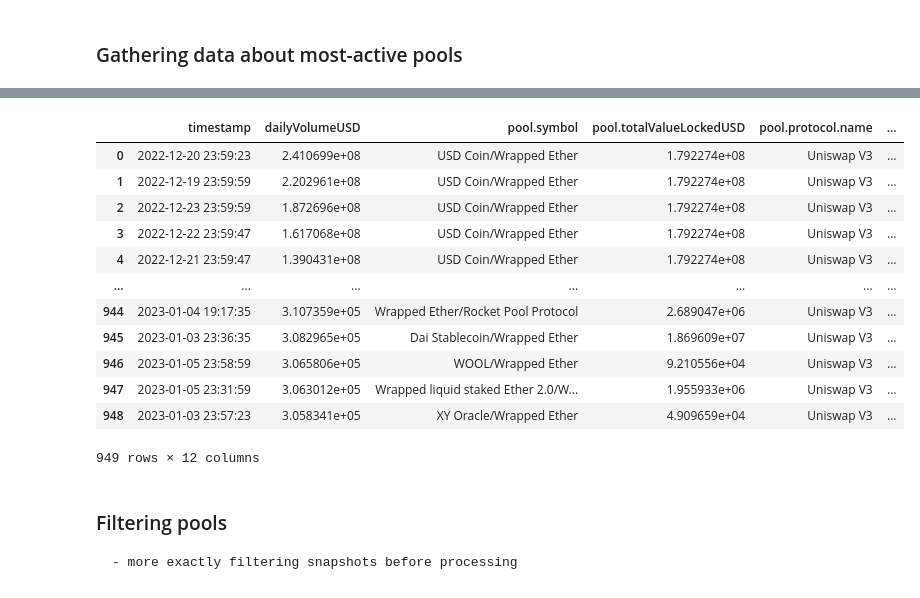
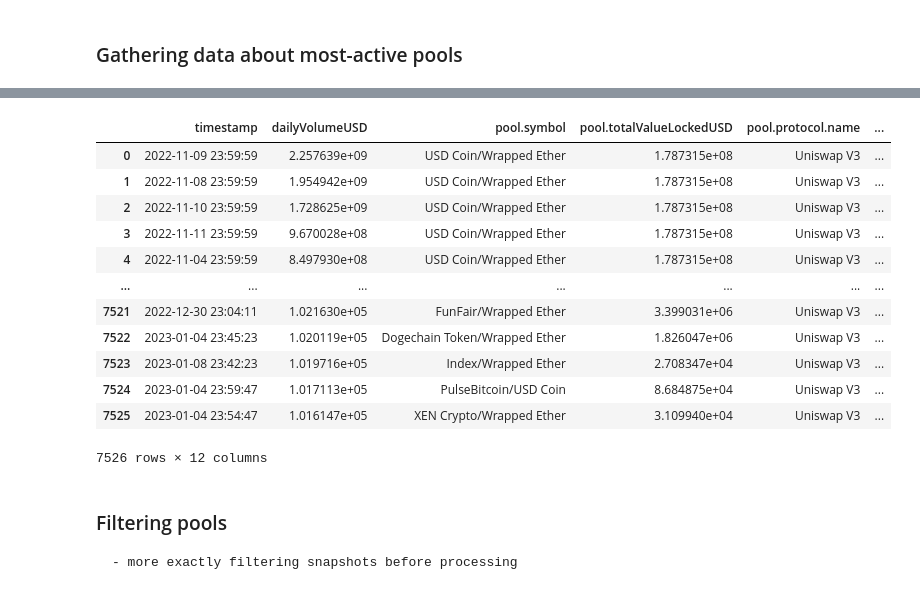
Before and after one commit to juliencarponcy/py0xcluster, a Jupyter notebook: notebooks/Pool_clustering.ipynb, the cells around one changed output, grey strips where cells are left out. Drawn from its saved outputs; the diff is of its cells as text; code cells hidden in the pictures.

Commit message:
liquidity snapshots aggregation

```diff
--- a/notebooks/Pool_clustering.ipynb
+++ b/notebooks/Pool_clustering.ipynb
@@ -40,11 +40,11 @@ The autoreload extension is already loaded. To reload it, use:
 # %%
 uni3pools_selector = PoolSelector(
     subgraph_url = 'https://api.thegraph.com/subgraphs/name/messari/uniswap-v3-ethereum',
-    min_daily_volume_USD = 300000,
-    start_date = (2022,12,20),
-    end_date = (2023,1,9),
-    days_batch_size = 5,
-    min_days_active = 2)
+    min_daily_volume_USD = 100000,
+    min_days_active = 2, # Not implemented. consider removing
+    start_date = (2022,11,1),
+    end_date = (2023,1,10),
+    days_batch_size = 20)
 
 uni3_pools = uni3pools_selector.get_pools_data(verbose=True)
 uni3_pools
@@ -57,16 +57,16 @@ Queriying from 2023-01-04 00:00:00 to 2023-01-09 00:00:00
 |  | timestamp | dailyVolumeUSD | pool.symbol | pool.totalValueLockedUSD | pool.protocol.name | ... |
-| 0 | 2022-12-20 23:59:23 | 2.410699e+08 | USD Coin/Wrapped Ether | 1.792274e+08 | Uniswap V3 | ... |
-| 1 | 2022-12-19 23:59:59 | 2.202961e+08 | USD Coin/Wrapped Ether | 1.792274e+08 | Uniswap V3 | ... |
-| 2 | 2022-12-23 23:59:59 | 1.872696e+08 | USD Coin/Wrapped Ether | 1.792274e+08 | Uniswap V3 | ... |
-| 3 | 2022-12-22 23:59:47 | 1.617068e+08 | USD Coin/Wrapped Ether | 1.792274e+08 | Uniswap V3 | ... |
-| 4 | 2022-12-21 23:59:47 | 1.390431e+08 | USD Coin/Wrapped Ether | 1.792274e+08 | Uniswap V3 | ... |
+| 0 | 2022-11-09 23:59:59 | 2.257639e+09 | USD Coin/Wrapped Ether | 1.787315e+08 | Uniswap V3 | ... |
+| 1 | 2022-11-08 23:59:59 | 1.954942e+09 | USD Coin/Wrapped Ether | 1.787315e+08 | Uniswap V3 | ... |
+| 2 | 2022-11-10 23:59:59 | 1.728625e+09 | USD Coin/Wrapped Ether | 1.787315e+08 | Uniswap V3 | ... |
+| 3 | 2022-11-11 23:59:59 | 9.670028e+08 | USD Coin/Wrapped Ether | 1.787315e+08 | Uniswap V3 | ... |
+| 4 | 2022-11-04 23:59:59 | 8.497930e+08 | USD Coin/Wrapped Ether | 1.787315e+08 | Uniswap V3 | ... |
 | ... | ... | ... | ... | ... | ... | ... |
-| 944 | 2023-01-04 19:17:35 | 3.107359e+05 | Wrapped Ether/Rocket Pool Protocol | 2.689047e+06 | Uniswap V3 | ... |
-| 945 | 2023-01-03 23:36:35 | 3.082965e+05 | Dai Stablecoin/Wrapped Ether | 1.869609e+07 | Uniswap V3 | ... |
-| 946 | 2023-01-05 23:58:59 | 3.065806e+05 | WOOL/Wrapped Ether | 9.210556e+04 | Uniswap V3 | ... |
-| 947 | 2023-01-05 23:31:59 | 3.063012e+05 | Wrapped liquid staked Ether 2.0/W... | 1.955933e+06 | Uniswap V3 | ... |
-| 948 | 2023-01-03 23:57:23 | 3.058341e+05 | XY Oracle/Wrapped Ether | 4.909659e+04 | Uniswap V3 | ... |
+| 7521 | 2022-12-30 23:04:11 | 1.021630e+05 | FunFair/Wrapped Ether | 3.399031e+06 | Uniswap V3 | ... |
+| 7522 | 2023-01-04 23:45:23 | 1.020119e+05 | Dogechain Token/Wrapped Ether | 1.826047e+06 | Uniswap V3 | ... |
+| 7523 | 2023-01-08 23:42:23 | 1.019716e+05 | Index/Wrapped Ether | 2.708347e+04 | Uniswap V3 | ... |
+| 7524 | 2023-01-04 23:59:47 | 1.017113e+05 | PulseBitcoin/USD Coin | 8.684875e+04 | Uniswap V3 | ... |
+| 7525 | 2023-01-04 23:54:47 | 1.016147e+05 | XEN Crypto/Wrapped Ether | 3.109940e+04 | Uniswap V3 | ... |
-949 rows × 12 columns
+7526 rows × 12 columns
 # %% [markdown]
 ### Filtering pools
     - more exactly filtering snapshots before processing
```
Also changed, not shown: parts of 5 cells of this notebook, 1 other file.
